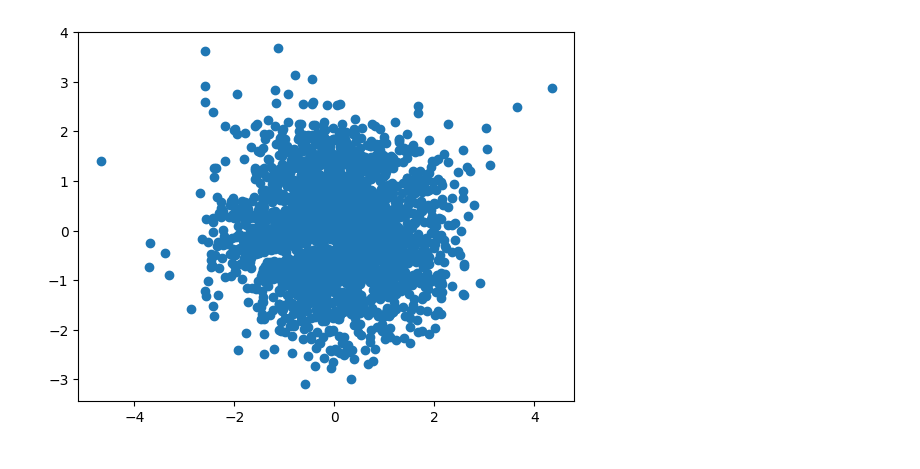
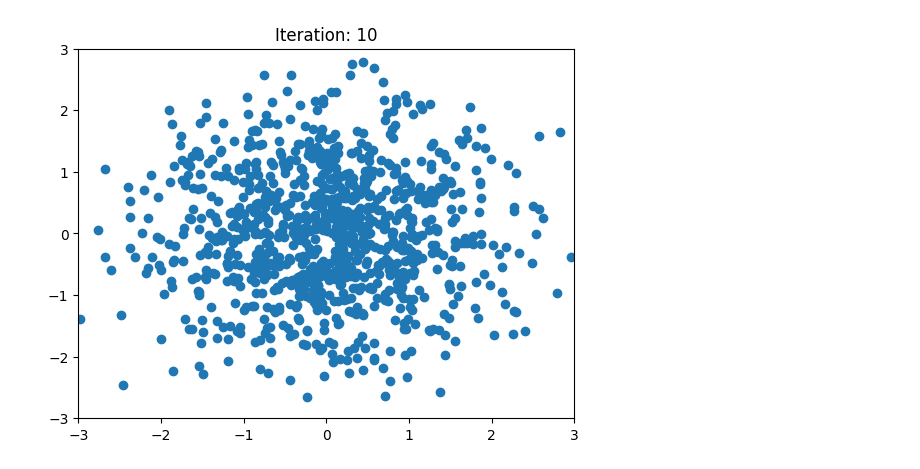
Before and after one commit to bayesflow-org/bayesflow-workshop-quant-psych, a Jupyter notebook: exercises/normalizing-flow.ipynb, the cells around one changed output. Drawn from its saved outputs; the diff is of its cells as text; code cells hidden in the pictures.

Commit message:
improve normalizing flow slides and exercise

```diff
--- a/exercises/normalizing-flow.ipynb
+++ b/exercises/normalizing-flow.ipynb
@@ -10,7 +11,6 @@ import matplotlib.pyplot as plt
 # %%
-n_samples = 2_500
+n_samples = 1_000
 data, _ = make_moons(n_samples=n_samples, noise=0.05)
-#data = data.astype("float64")
 # %%
 fig=plt.scatter(data[:,0], data[:,1])
 # %% [output]
@@ -62,9 +57,9 @@ class AffineCoupling(keras.layers.Layer):
         return y, log_det_jac
 # %%
 class NormalizingFlow(keras.Model):
-    def __init__(self, depth, widths):
+    def __init__(self, n_coupling_layers, n_units, n_layers):
         super(NormalizingFlow, self).__init__()
-        self.coupling_layers = [AffineCoupling(widths=widths, swap=(i % 2 == 0)) for i in range(depth)]
+        self.coupling_layers = [AffineCoupling(swap=(i % 2 == 0), n_units=n_units, n_layers=n_layers) for i in range(n_coupling_layers)]
 
     def forward(self, x):
         log_det_jac = keras.ops.zeros(x[...,:1].shape)
@@ -106,0 +100,2 @@ flow = NormalizingFlow(depth=8, widths=[8, 4])
+# %%
+flow = NormalizingFlow(n_coupling_layers=10, n_units=16, n_layers=4)
@@ -160,26 +160,27 @@ fig=plt.scatter(z[:,0], z[:,1])
 # %%
-from matplotlib.animation import FuncAnimation
-
 z = data
 
 fig, ax = plt.subplots()
 
 def animate(i):
     fig.clear()
     ax = fig.add_subplot(111)
+    ax.set_xlim(-3, 3)
+    ax.set_ylim(-3, 3)
+    ax.set_title("Iteration: " + str(i))
     s = ax.scatter(z_list[i][:,0], z_list[i][:,1])
 
 z_list = []
 z_list.append(z)
 for layer in flow.coupling_layers:
     z, _ = layer(z)
     z_list.append(z)
 
-animation = FuncAnimation(fig, animate, interval=500, frames=range(len(z_list)))
+animation = FuncAnimation(fig, animate, interval=1000, frames=range(len(z_list)))
 animation.save("normalizing-flow-forward.mp4", writer="ffmpeg")
 plt.show()
 # %% [output]
-[figure, old version]
+[figure, new version]
 # %%
 y = flow.sample(n_samples)
 # %%
```
Also changed, not shown: parts of 10 cells of this notebook, 10 other files.
